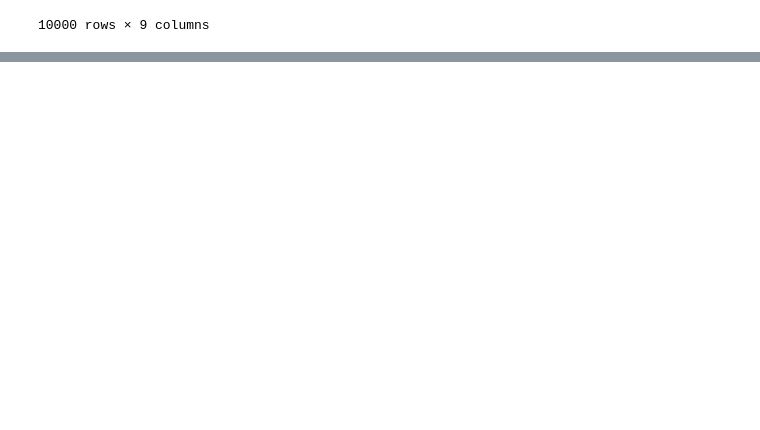
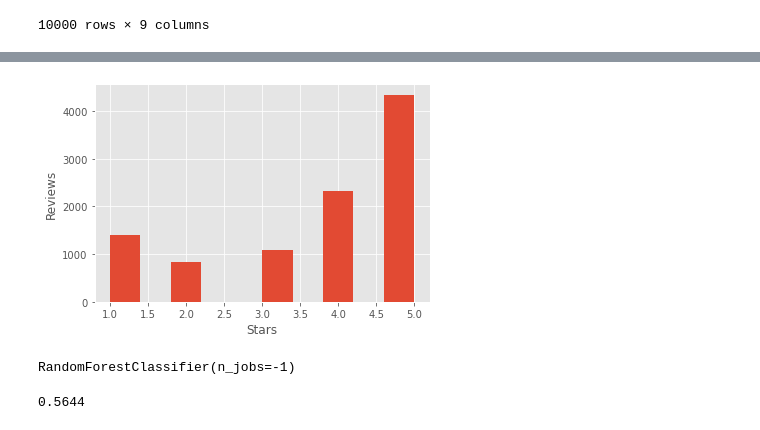
Before and after one commit to RubenBec/Capestone3, a Jupyter notebook: day1.ipynb, the cells around one changed output, grey strips where cells are left out. Drawn from its saved outputs; the diff is of its cells as text; code cells hidden in the pictures; blank space fills up the shorter version.

```diff
--- a/day1.ipynb
+++ b/day1.ipynb
@@ -5,3 +1,15 @@ import json
+# %%
+import pandas as pd
+import numpy as np
+import json
+from matplotlib import pyplot as plt
+from sklearn.model_selection import train_test_split
+from sklearn.feature_extraction.text import CountVectorizer, TfidfVectorizer
+from sklearn.metrics import confusion_matrix
+from sklearn.ensemble import RandomForestClassifier
+
+%matplotlib inline
+plt.style.use('ggplot')
 # %%
 chunks = pd.read_json('data/review.json', lines=True, chunksize = 10000)
 # %%
@@ -26,0 +51,7 @@ chunk
+# %%
+plt.hist(y)
+plt.ylabel('Reviews')
+plt.xlabel('Stars')
+plt.show()
+# %% [output]
+[figure, added]
@@ -26,0 +70,8 @@ chunk
+# %%
+rf.fit(X_train, y_train)
+# %% [output]
+RandomForestClassifier(n_jobs=-1)
+# %%
+rf.score(X_test, y_test)
+# %% [output]
+0.5644
```
Also changed, not shown: parts of 14 cells of this notebook.
